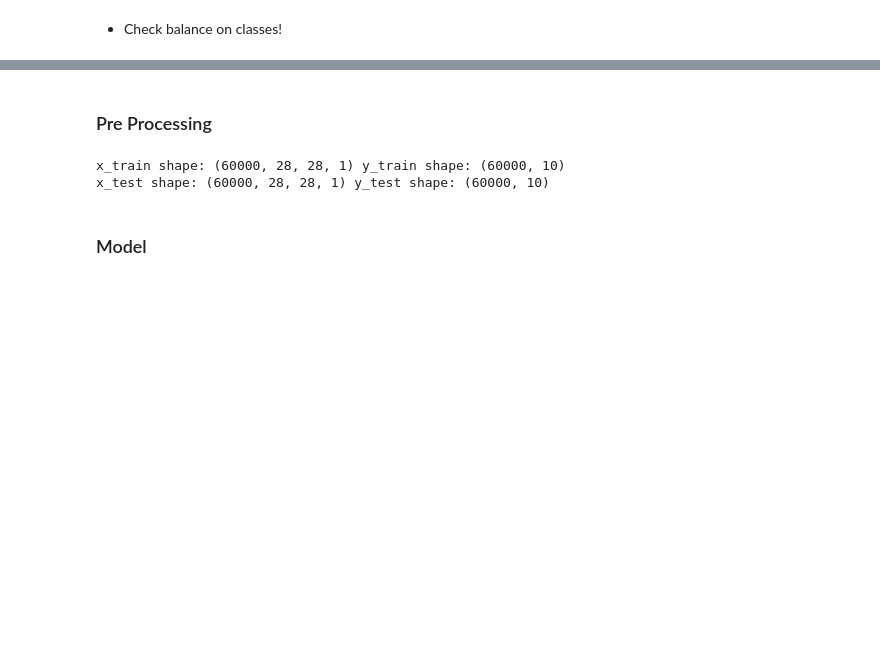
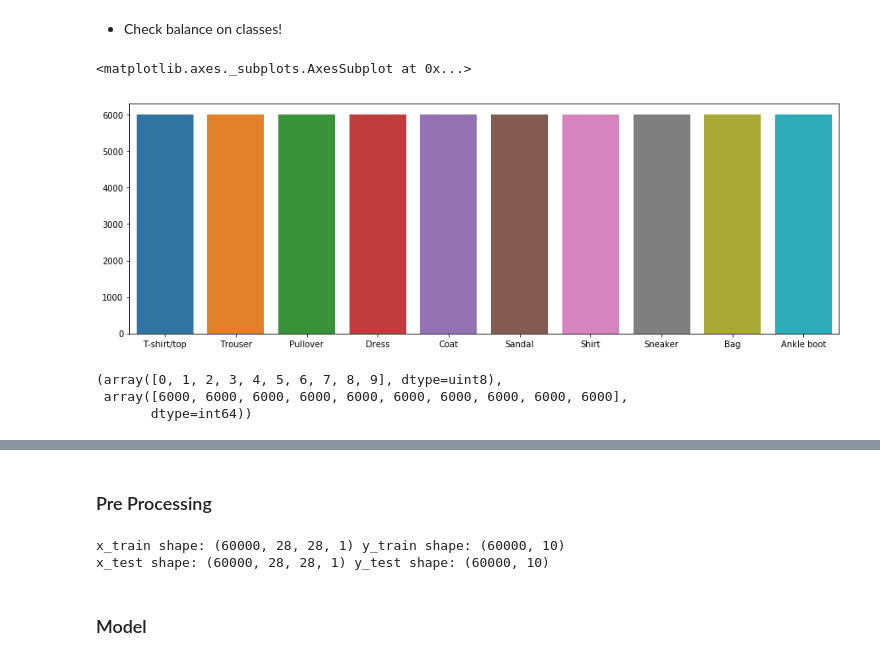
Before and after one commit to maytheforkbewithyou/FutureFragment, a Jupyter notebook: Yevashan Perumal Future Fragment Assessment.ipynb, the cells around one changed output, grey strips where cells are left out. Saved outputs shown, nothing was run; the diff lists cells and outputs as text; code cells hidden in the pictures; blank space fills up the shorter version.

```diff
--- a/Yevashan Perumal Future Fragment Assessment.ipynb
+++ b/Yevashan Perumal Future Fragment Assessment.ipynb
@@ -100,2 +94,15 @@ show_images(x_train,y_train)
 # %% [markdown]
 * Check balance on classes!
+# %%
+fig,ax = plt.subplots(figsize=(15,5))
+sns.barplot(fashion_mnist_labels,np.unique(y_train, return_counts=True)[1],ax=ax)
+# %% [output]
+<matplotlib.axes._subplots.AxesSubplot at 0x...>
+[figure, added]
+# %%
+np.unique(y_train, return_counts=True)
+# Order is the same as the list I made so I can use it as a label
+# %% [output]
+(array([0, 1, 2, 3, 4, 5, 6, 7, 8, 9], dtype=uint8),
+ array([6000, 6000, 6000, 6000, 6000, 6000, 6000, 6000, 6000, 6000],
+       dtype=int64))
```
Also changed, not shown: parts of 24 cells of this notebook, 1 other file.
